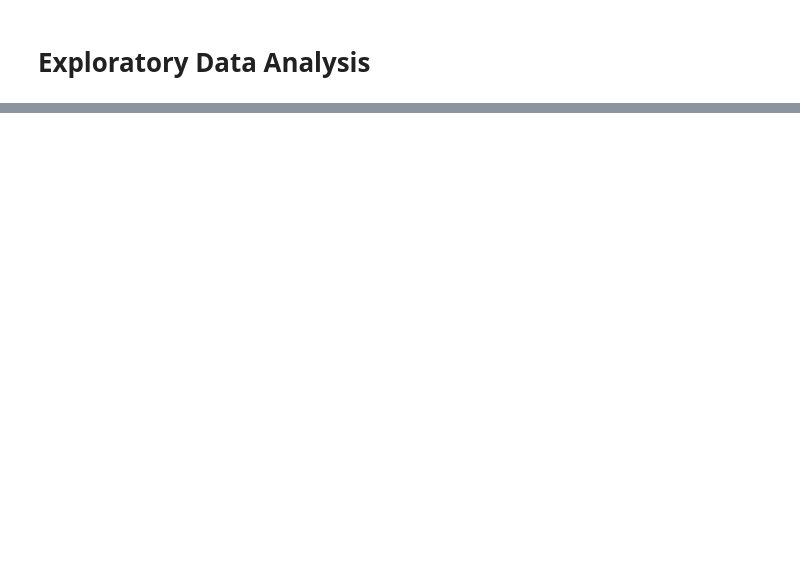
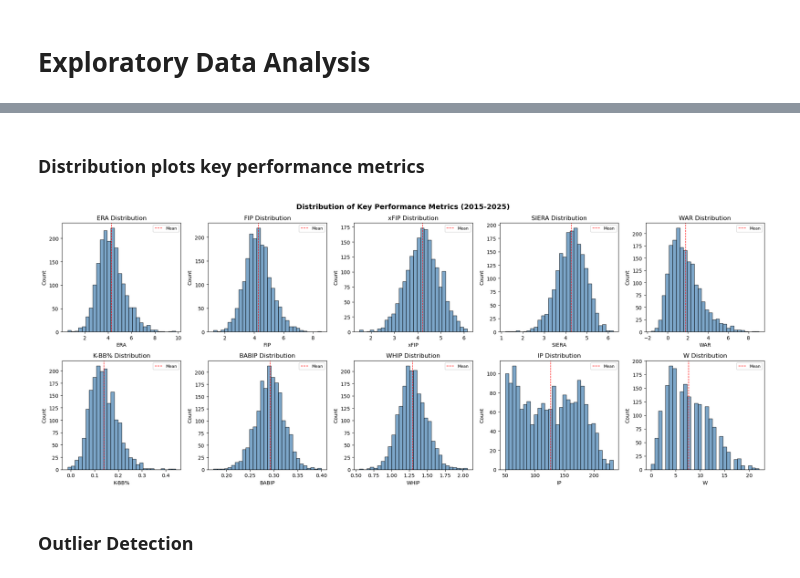
Before and after one commit to AllenJLopez0327/Mlb-pitcher-analysis, a Jupyter notebook: Notebooks/02_EdA.ipynb, the cells around one changed output, grey strips where cells are left out. Saved outputs shown, nothing was run; the diff lists cells and outputs as text; code cells hidden in the pictures; blank space fills up the shorter version.

```diff
--- a/Notebooks/02_EdA.ipynb
+++ b/Notebooks/02_EdA.ipynb
@@ -43,0 +53,24 @@ max     232.200000    22.000000
+# %% [markdown]
+### Distribution plots key performance metrics
+# %%
+# Distribution plots for key performance features
+fig, axes = plt.subplots(2, 5, figsize=(20, 8))
+
+features = ['ERA', 'FIP', 'xFIP', 'SIERA', 'WAR', 'K-BB%', 'BABIP', 'WHIP', 'IP', 'W']
+
+for i, (feat, ax) in enumerate(zip(features, axes.flatten())):
+    ax.hist(master[feat].dropna(), bins=30, color='steelblue', edgecolor='black', alpha=0.7)
+    ax.set_title(f'{feat} Distribution')
+    ax.set_xlabel(feat)
+    ax.set_ylabel('Count')
+    ax.axvline(master[feat].mean(), color='red', linestyle='--', linewidth=1, label='Mean')
+    ax.legend(fontsize=8)
+
+plt.suptitle('Distribution of Key Performance Metrics (2015-2025)', fontsize=14, fontweight='bold')
+plt.tight_layout()
+plt.savefig('../Outputs/distributions.png', dpi=150, bbox_inches='tight')
+plt.show()
+# %% [output]
+[figure, added]
+# %% [markdown]
+### Outlier Detection
```
Also changed, not shown: parts of 45 cells of this notebook, 4 other files.
